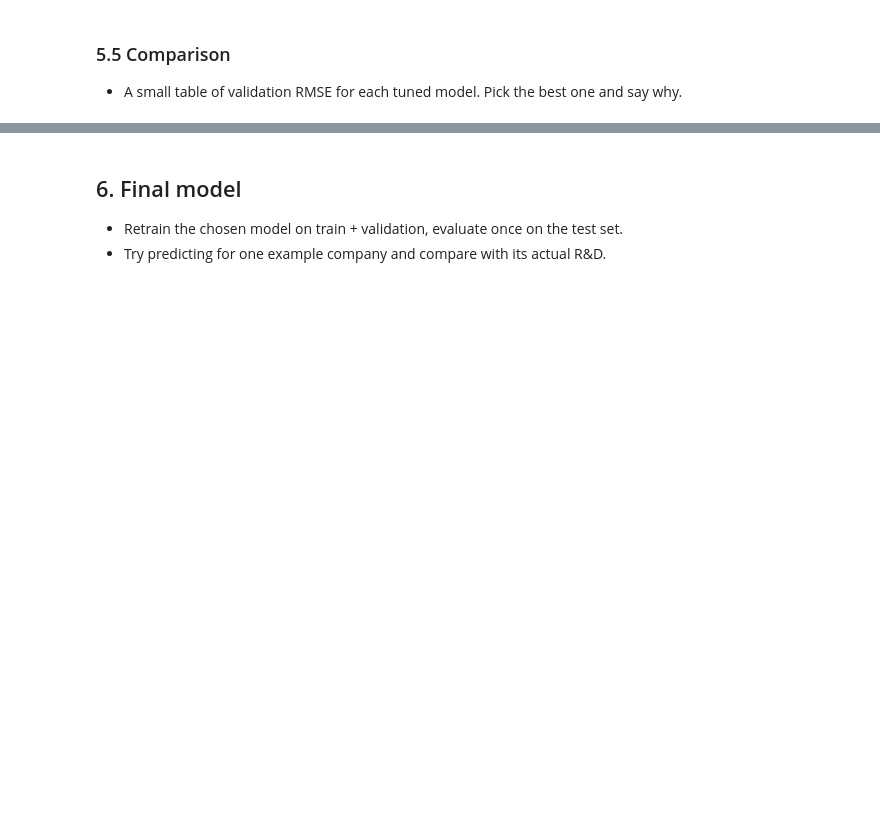
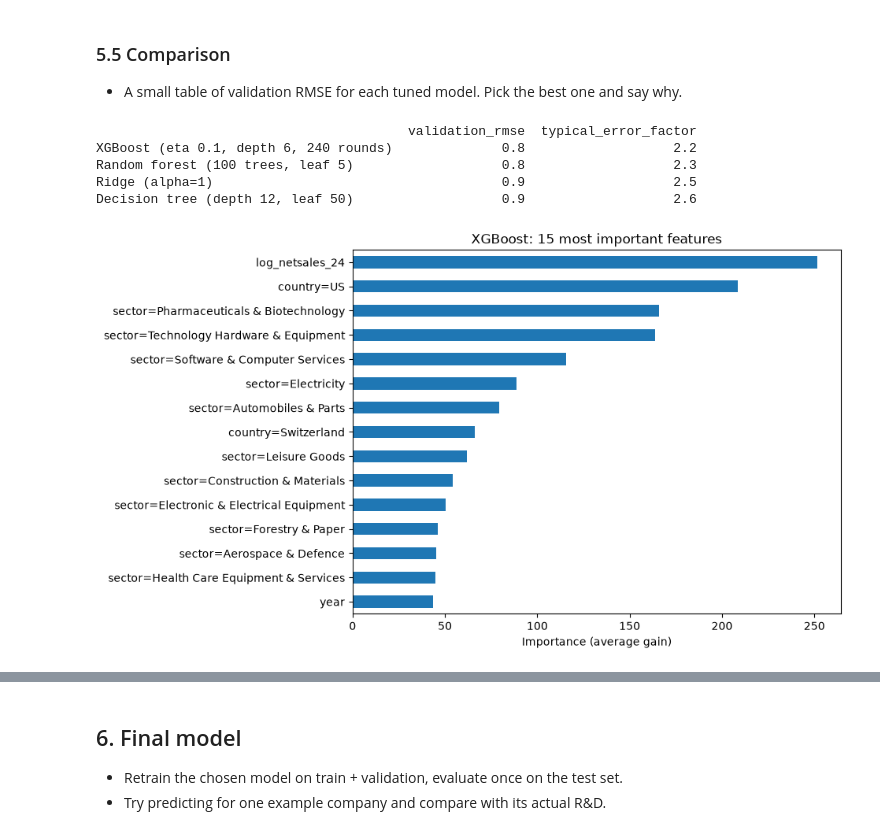
Before and after one commit to song2siren/ml-zoomcamp-rd-spend-benchmark, a Jupyter notebook: notebook.ipynb, the cells around one changed output, grey strips where cells are left out. Cells and saved outputs as stored; diff of their text form; code cells hidden in the pictures; blank space fills up the shorter version.

```diff
--- a/notebook.ipynb
+++ b/notebook.ipynb
@@ -498,3 +669,39 @@ Sector and country are one-hot encoded with `DictVectorizer` (95 features in tot
 # %% [markdown]
 ### 5.5 Comparison
 - A small table of validation RMSE for each tuned model. Pick the best one and say why.
+# %%
+# Retrain each model with its best settings and compare on the validation set
+results = {}
+
+ridge = Ridge(alpha=1).fit(X_train_dv, y_train)
+results['Ridge (alpha=1)'] = rmse(y_val, ridge.predict(X_val_dv))
+
+dt = DecisionTreeRegressor(max_depth=12, min_samples_leaf=50, random_state=1).fit(X_train_dv, y_train)
+results['Decision tree (depth 12, leaf 50)'] = rmse(y_val, dt.predict(X_val_dv))
+
+rf = RandomForestRegressor(n_estimators=100, min_samples_leaf=5, random_state=1, n_jobs=-1).fit(X_train_dv, y_train)
+results['Random forest (100 trees, leaf 5)'] = rmse(y_val, rf.predict(X_val_dv))
+
+xgb_params = {'eta': 0.1, 'max_depth': 6, 'min_child_weight': 1,
+              'objective': 'reg:squarederror', 'seed': 1, 'verbosity': 1}
+xgb_model = xgb.train(xgb_params, dtrain, num_boost_round=240)
+results['XGBoost (eta 0.1, depth 6, 240 rounds)'] = rmse(y_val, xgb_model.predict(dval))
+
+comparison = pd.DataFrame({'validation_rmse': results})
+comparison['typical_error_factor'] = np.exp(comparison['validation_rmse'])
+comparison = comparison.sort_values('validation_rmse')
+print(comparison.round(3), '\n')
+
+# Which features did XGBoost rely on most?
+importance = pd.Series(xgb_model.get_score(importance_type='gain')).sort_values()
+importance.tail(15).plot(kind='barh', figsize=(8, 6))
+plt.xlabel('Importance (average gain)')
+plt.title('XGBoost: 15 most important features')
+plt.show()
+# %% [output]
+                                        validation_rmse  typical_error_factor
+XGBoost (eta 0.1, depth 6, 240 rounds)              0.8                   2.2
+Random forest (100 trees, leaf 5)                   0.8                   2.3
+Ridge (alpha=1)                                     0.9                   2.5
+Decision tree (depth 12, leaf 50)                   0.9                   2.6
+[figure, added]
```
Also changed, not shown: parts of 9 cells of this notebook, 3 other files.
